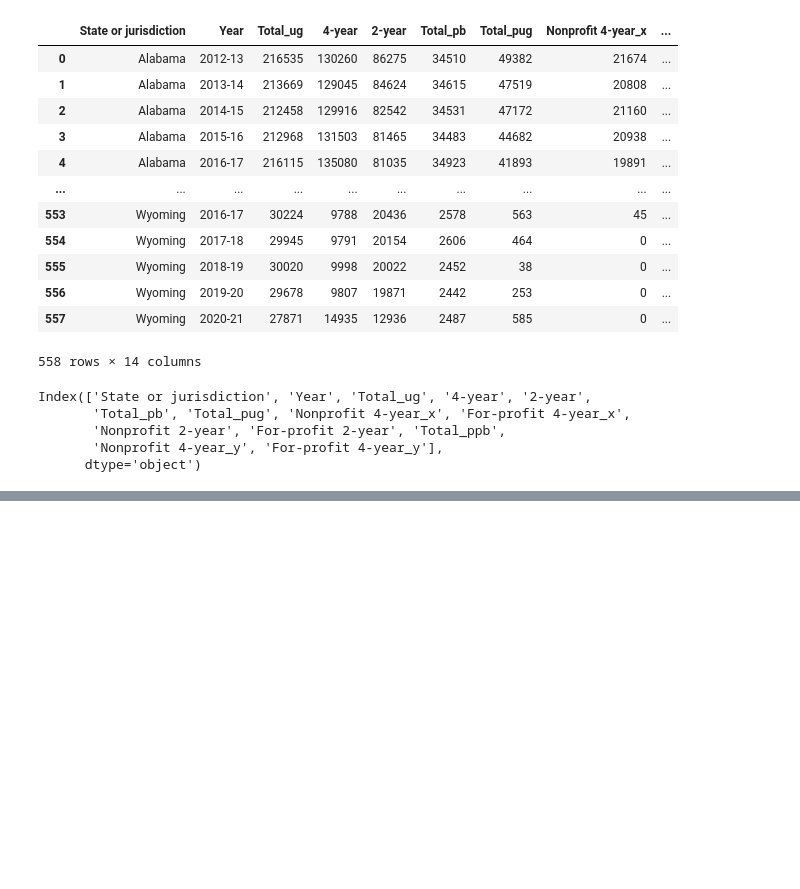
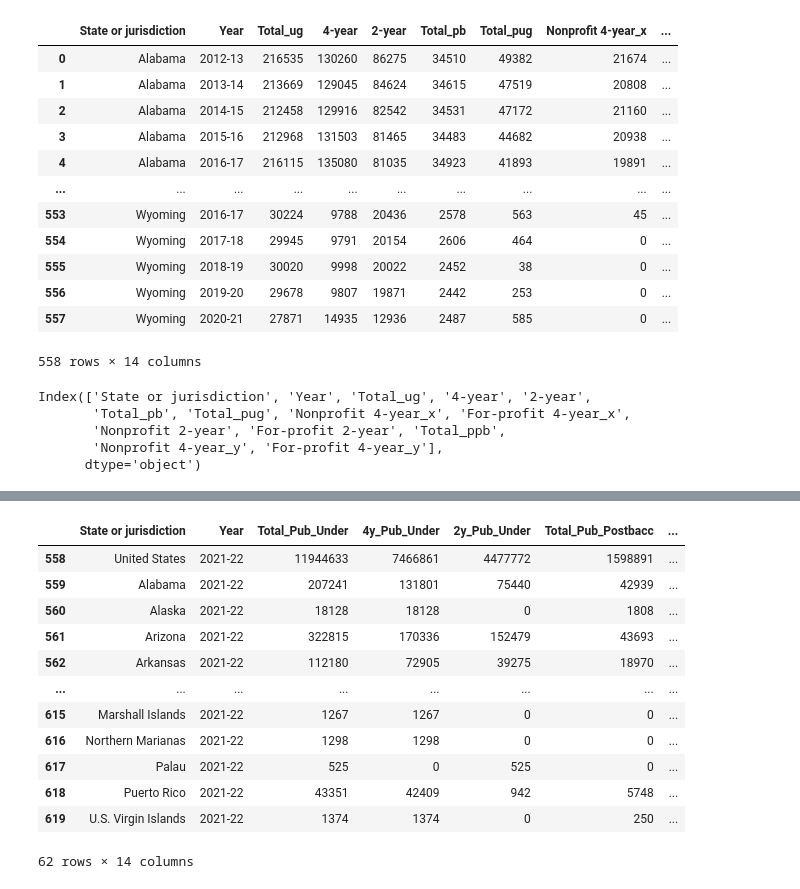
Before and after one commit to Arocha09/EnrollmentForecasting, a Jupyter notebook: data_cleaning.ipynb, the cells around one changed output, grey strips where cells are left out. Saved outputs shown, nothing was run; the diff lists cells and outputs as text; code cells hidden in the pictures; blank space fills up the shorter version.

```diff
--- a/data_cleaning.ipynb
+++ b/data_cleaning.ipynb
@@ -278,2 +285,18 @@ merged_df
+# %%
+merged_df[merged_df['Year'] == '2021-22']
+# %% [output]
+|  | State or jurisdiction | Year | Total_Pub_Under | 4y_Pub_Under | 2y_Pub_Under | Total_Pub_Postbacc | ... |
+| 558 | United States | 2021-22 | 11944633 | 7466861 | 4477772 | 1598891 | ... |
+| 559 | Alabama | 2021-22 | 207241 | 131801 | 75440 | 42939 | ... |
+| 560 | Alaska | 2021-22 | 18128 | 18128 | 0 | 1808 | ... |
+| 561 | Arizona | 2021-22 | 322815 | 170336 | 152479 | 43693 | ... |
+| 562 | Arkansas | 2021-22 | 112180 | 72905 | 39275 | 18970 | ... |
+| ... | ... | ... | ... | ... | ... | ... | ... |
+| 615 | Marshall Islands | 2021-22 | 1267 | 1267 | 0 | 0 | ... |
+| 616 | Northern Marianas | 2021-22 | 1298 | 1298 | 0 | 0 | ... |
+| 617 | Palau | 2021-22 | 525 | 0 | 525 | 0 | ... |
+| 618 | Puerto Rico | 2021-22 | 43351 | 42409 | 942 | 5748 | ... |
+| 619 | U.S. Virgin Islands | 2021-22 | 1374 | 1374 | 0 | 250 | ... |
+62 rows × 14 columns
 # %%
 merged_df.to_csv('./data/cleaned_enrollmentdata.csv', index=False)
```
Also changed, not shown: parts of 3 cells of this notebook, 2 other files.
